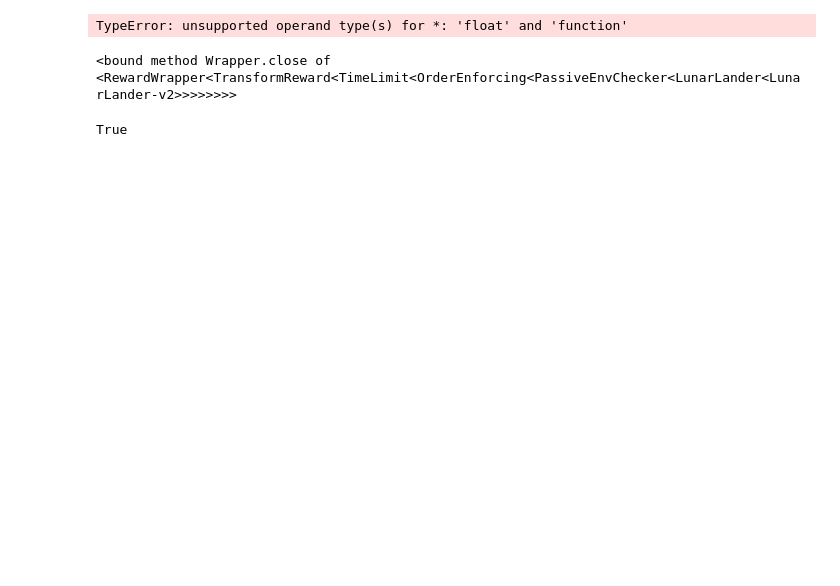
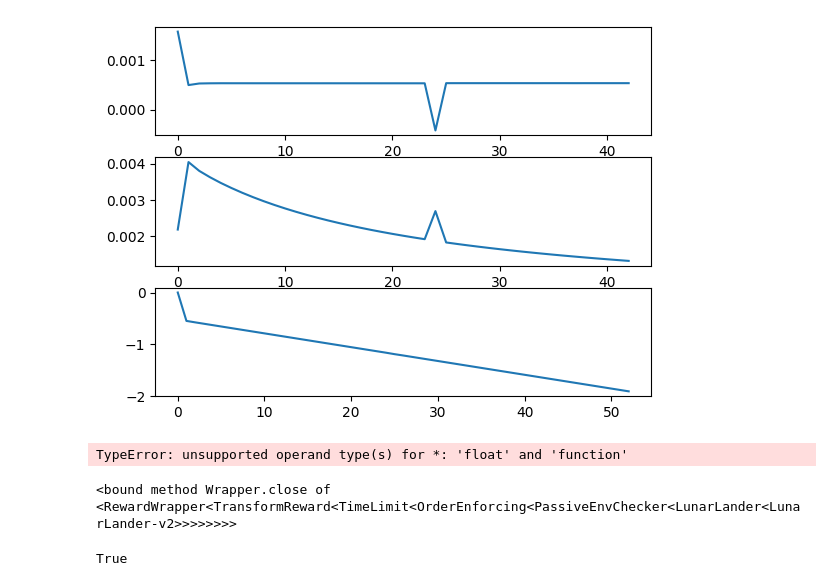
Before and after one commit to qwasteve123/q-learning, a Jupyter notebook: test2.ipynb, the cells around one changed output. Saved outputs shown, nothing was run; the diff lists cells and outputs as text; code cells hidden in the pictures; blank space fills up the shorter version.

```diff
--- a/test2.ipynb
+++ b/test2.ipynb
@@ -7,0 +103,33 @@ def rand():
+# %%
+env = gym.make("LunarLander-v2")
+observation, info = env.reset()
+
+V_curr = []
+V_list = []
+error_list = []
+step_count = 0
+V_prev = observation[3]
+v_diff = 0
+acceleration = -0.02720083236694336
+while True:
+    step_count += 1
+    observation, reward, terminated, truncated, info = env.step(0)
+    V_list.append(observation[3]- (V_prev + acceleration))
+    V_curr.append(v_diff)
+    v_diff = observation[3] + (observation[3] - V_prev)
+    error = observation[3]- (V_prev + 0.9*acceleration)
+    error_list.append(error/observation[3])
+    V_prev = observation[3]
+
+    if terminated or truncated:
+        break
+# np.average(gravity)/1000
+V_list = V_list[:-10]
+error_list= error_list[:-10]
+fig, (ax1, ax2,ax3) = plt.subplots(3)
+ax1.plot([i for i in range(len(V_list))],V_list)
+ax2.plot([i for i in range(len(error_list))],error_list)
+ax3.plot([i for i in range(len(V_curr))],V_curr)
+plt.show()
+# %% [output]
+[figure, added]
```
Also changed, not shown: parts of 10 cells of this notebook, 3 other files.
